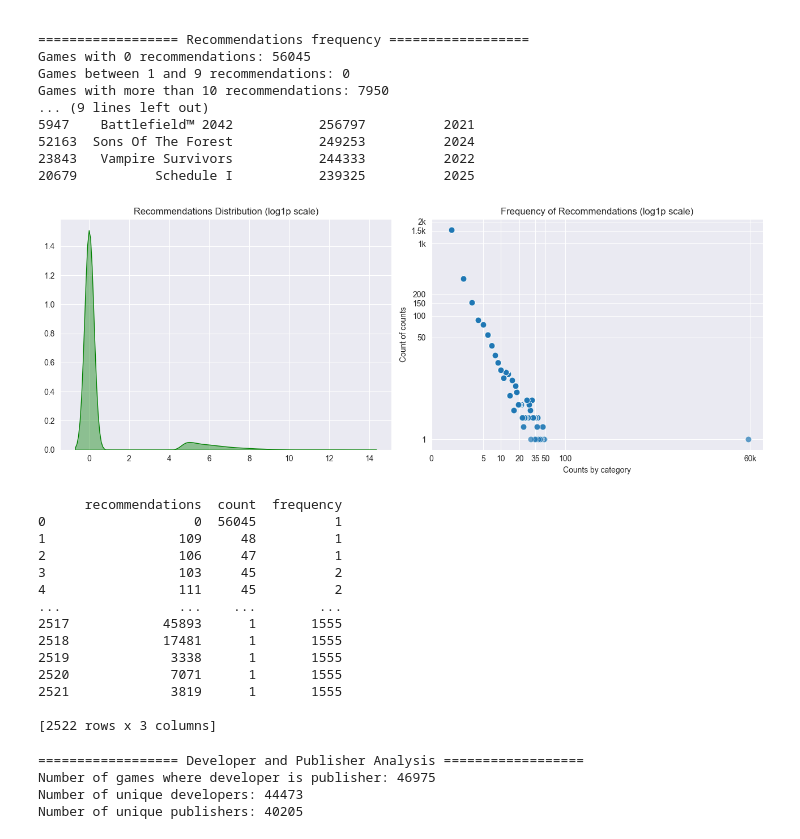
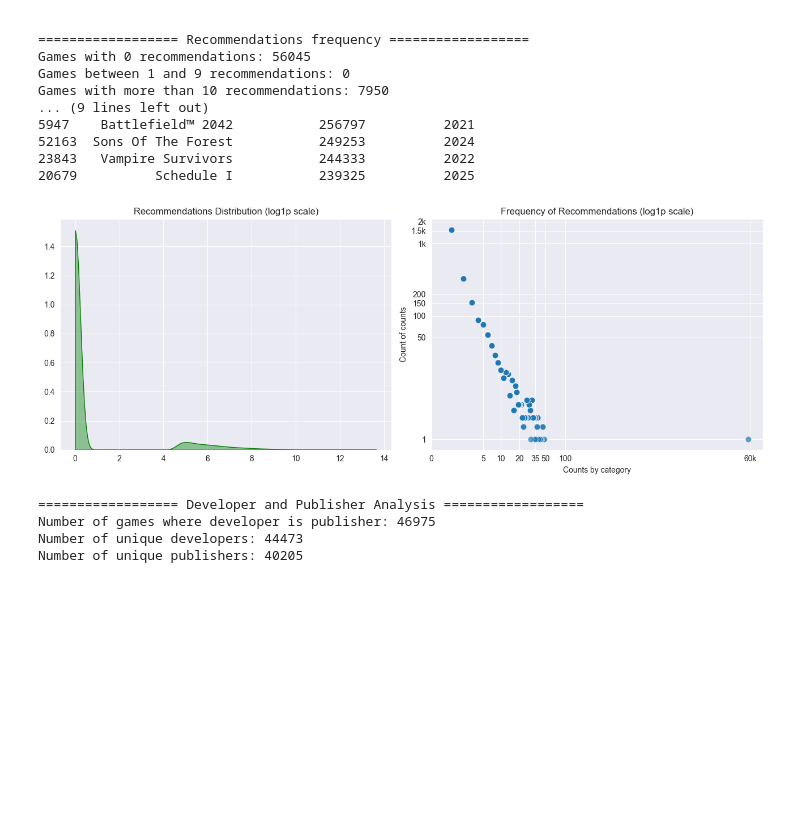
Before and after one commit to MCAlberto55/steam-games-analysis, a Jupyter notebook: notebooks/eda_analysis.ipynb, the cells around one changed output. Saved outputs shown, nothing was run; the diff lists cells and outputs as text; code cells hidden in the pictures; blank space fills up the shorter version.

```diff
--- a/notebooks/eda_analysis.ipynb
+++ b/notebooks/eda_analysis.ipynb
@@ -540,44 +544,30 @@ Games with more than 10 recommendations: 7950
 # %%
 # Recommendations Analysys Plots
 fig, ax = plt.subplots(1, 2, figsize=(13, 5))
 make_plot(
-    plot_type='kdeplot',
+    plot_type='kde',
     x_col=np.log1p(data['recommendations']),
     y_col=None,
     color='green',
     axes=ax[0],
     title='Recommendations Distribution (log1p scale)',
 )
 make_plot(
     plot_type='scatter',
     axes=ax[1],
     x_col=np.log1p(recommendation_freq_of_freqs["count"]),
     xlabel="Counts by category",
     ylabel="Count of counts",
     y_col=np.log1p(recommendation_freq_of_freqs["frequency"]),
     xticks=np.log1p([0, 5, 10, 20, 35, 50, 100, 60000]),
     xticklabels=['0','5','10','20','35','50','100','60k'],
     yticks=np.log1p([1, 50, 100, 150, 200, 1000, 1500, 2000]),
     yticklabels=['1','50','100','150','200','1k','1.5k','2k'],
     title='Frequency of Recommendations (log1p scale)',
 )
 plt.show()
 # %% [output]
-[figure, old version]
+[figure, new version]
-      recommendations  count  frequency
-0                   0  56045          1
-1                 109     48          1
-2                 106     47          1
-3                 103     45          2
-4                 111     45          2
-...               ...    ...        ...
-2517            45893      1       1555
-2518            17481      1       1555
-2519             3338      1       1555
-2520             7071      1       1555
-2521             3819      1       1555
-
-[2522 rows x 3 columns]
 # %%
 # developer and publisher analysis
 developer_is_publisher = data["developer"] == data["publisher"]
```
Also changed, not shown: parts of 6 cells of this notebook, 1 other file.
